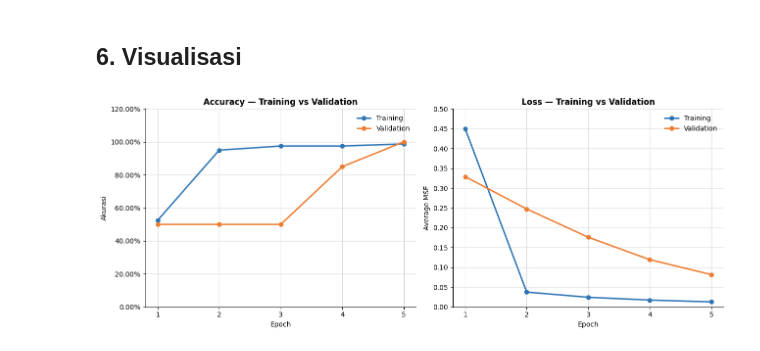
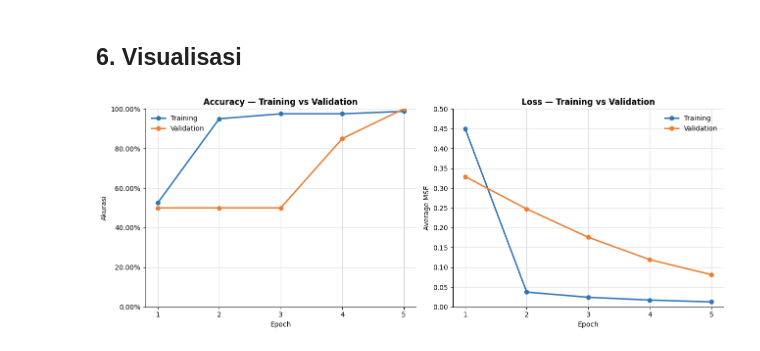
Before and after one commit to azharm2412/slp-iris-data, a Jupyter notebook: Tugas 1 Single Layer Perceptron.ipynb, the cells around one changed output. Drawn from its saved outputs; the diff is of its cells as text; code cells hidden in the pictures.

```diff
--- a/Tugas 1 Single Layer Perceptron.ipynb
+++ b/Tugas 1 Single Layer Perceptron.ipynb
@@ -241,32 +241,32 @@ def style_ax(ax, title, ylabel, y_ticks=None, percent=False, num_decimals=2):
     ax.grid(True, color='#D9D9D9', linewidth=0.8)
     ax.set_axisbelow(True)
     for spine in ['top', 'right']:
         ax.spines[spine].set_visible(False)
     if y_ticks is not None:
         ax.set_yticks(y_ticks)
         ax.set_ylim(y_ticks[0], y_ticks[-1])
     if percent:
         ax.yaxis.set_major_formatter(plt.FuncFormatter(lambda y, _: f'{y:.2%}'))
     else:
         ax.yaxis.set_major_formatter(plt.FuncFormatter(lambda y, _: f'{y:.{num_decimals}f}'))
     ax.legend(frameon=False)
 
 fig, axes = plt.subplots(1, 2, figsize=(13, 5))
 
 # accuracy: training vs validation
 axes[0].plot(epoch_range, list_train_akurasi, marker='o', color=TRAIN_COLOR, linewidth=2.2, label='Training')
 axes[0].plot(epoch_range, list_val_akurasi, marker='o', color=VAL_COLOR, linewidth=2.2, label='Validation')
 style_ax(axes[0], 'Accuracy — Training vs Validation', 'Akurasi',
-         y_ticks=np.arange(0, 1.21, 0.2), percent=True)
+         y_ticks=np.arange(0, 1.01, 0.2), percent=True)
 
 # loss: training vs validation
 axes[1].plot(epoch_range, list_train_error, marker='o', color=TRAIN_COLOR, linewidth=2.2, label='Training')
 axes[1].plot(epoch_range, list_val_error, marker='o', color=VAL_COLOR, linewidth=2.2, label='Validation')
 style_ax(axes[1], 'Loss — Training vs Validation', 'Average MSE',
          y_ticks=np.arange(0, 0.51, 0.05), num_decimals=2)
 
 plt.tight_layout()
 plt.savefig('accuracy_loss_charts.png', dpi=150, bbox_inches='tight')
 plt.show()
 # %% [output]
-[figure, old version]
+[figure, new version]
```
